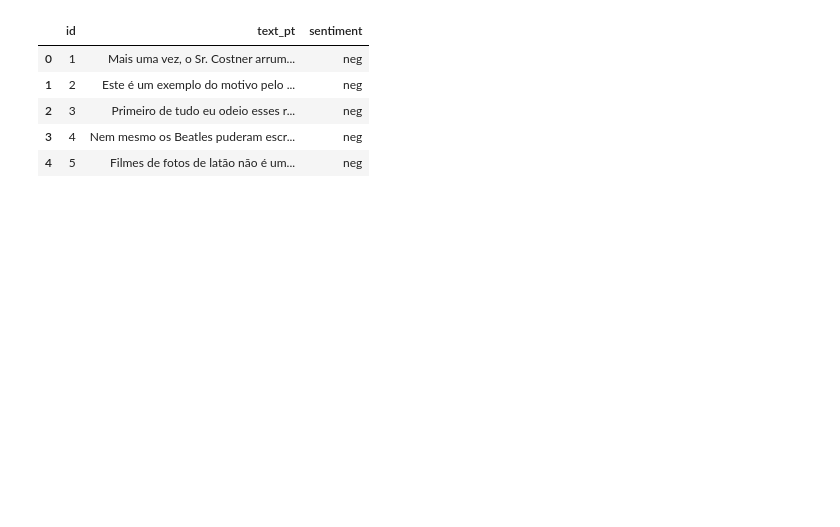
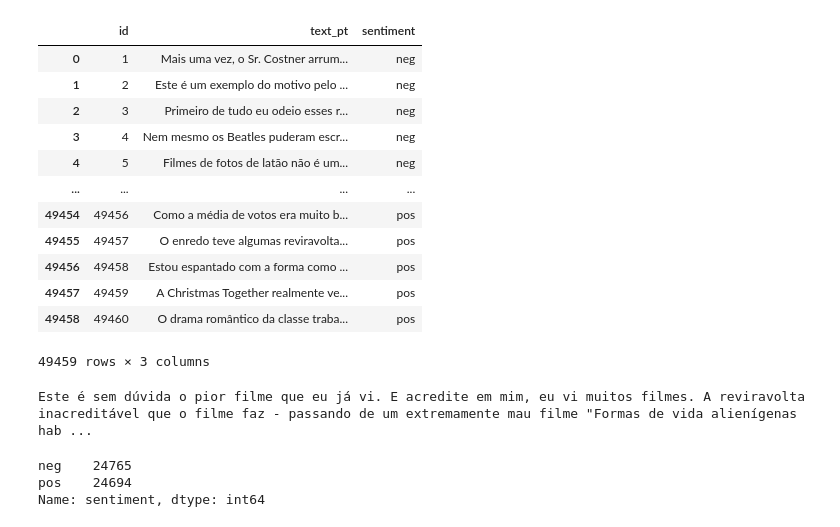
Before and after one commit to EduardoMoraesRitter/Introducao-NLP-classificacao, a Jupyter notebook: classificar_textos.ipynb, the cells around one changed output. Cells and saved outputs as stored; diff of their text form; code cells hidden in the pictures; blank space fills up the shorter version.

```diff
--- a/classificar_textos.ipynb
+++ b/classificar_textos.ipynb
@@ -20,13 +29,30 @@ https://medium.com/luisfredgs/an%C3%A1lise-de-sentimentos-com-redes-neurais-reco
 # %%
 import pandas as pd
 # %%
-#https://raw.githubusercontent.com/EduardoMoraesRitter/Introducao-NLP-analise-sentimento/master/IMDB_KAGGLE.CSV
-resenha = pd.read_csv('IMDB_KAGGLE.CSV', delimiter=";", encoding='latin1')
+resenha = pd.read_csv('https://raw.githubusercontent.com/EduardoMoraesRitter/Introducao-NLP-analise-sentimento/master/IMDB_KAGGLE.CSV', delimiter=";", encoding='latin1')
 resenha
 # %% [output]
 |  | id | text_pt | sentiment |
 | 0 | 1 | Mais uma vez, o Sr. Costner arrum... | neg |
 | 1 | 2 | Este é um exemplo do motivo pelo ... | neg |
 | 2 | 3 | Primeiro de tudo eu odeio esses r... | neg |
 | 3 | 4 | Nem mesmo os Beatles puderam escr... | neg |
 | 4 | 5 | Filmes de fotos de latão não é um... | neg |
+| ... | ... | ... | ... |
+| 49454 | 49456 | Como a média de votos era muito b... | pos |
+| 49455 | 49457 | O enredo teve algumas reviravolta... | pos |
+| 49456 | 49458 | Estou espantado com a forma como ... | pos |
+| 49457 | 49459 | A Christmas Together realmente ve... | pos |
+| 49458 | 49460 | O drama romântico da classe traba... | pos |
+49459 rows × 3 columns
+# %%
+print(resenha.text_pt[189])
+# %% [output]
+Este é sem dúvida o pior filme que eu já vi. E acredite em mim, eu vi muitos filmes. A reviravolta inacreditável que o filme faz - passando de um extremamente mau filme "Formas de vida alienígenas hab ...
+# %%
+#quantidade de classes para cada um sao proximas
+resenha.sentiment.value_counts()
+# %% [output]
+neg    24765
+pos    24694
+Name: sentiment, dtype: int64
```
Also changed, not shown: parts of 12 cells of this notebook.
